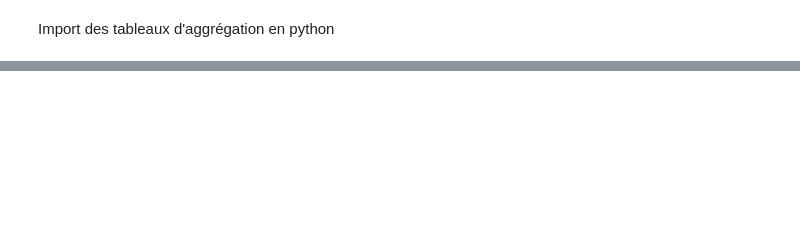
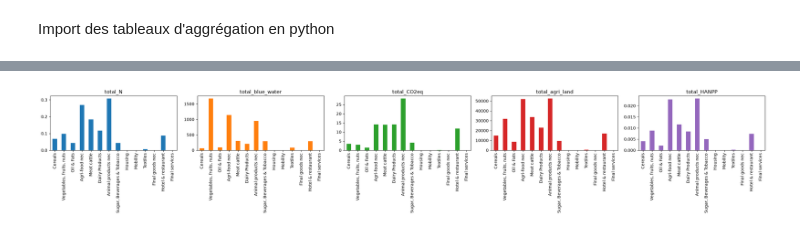
Before and after one commit to guykikissagbe-lab/Projet-Mod-lisation-prospective---limites-plan-taires, a Jupyter notebook: Script_graphs.ipynb, the cells around one changed output, grey strips where cells are left out. Saved outputs shown, nothing was run; the diff lists cells and outputs as text; code cells hidden in the pictures; blank space fills up the shorter version.

Commit message:
ajout fonction qui transforme les données sur les secteurs en données sur les aggrégats

```diff
--- a/Script_graphs.ipynb
+++ b/Script_graphs.ipynb
@@ -53,7 +53,7 @@ db_impacts=db_impacts.join(load_impacts(LIMITS[0]).loc[["Y_imp","Y_dom"]].T) #aj
 for i in range(len(LIMITS)):
     limit, suffix = LIMITS[i], SUFFIX[i]
     impact = load_impacts(limit)
-    db_impacts=db_impacts.join(impact.loc[["M_imp","M_dom","M_row"]].T.add_suffix(suffix))
+    db_impacts=db_impacts.join(impact.loc[["M_imp","M_dom","M_row","M_imp*Y_dom","M_dom*Y_dom","M_imp*Y_dom+M_dom*Y_dom","M_row*Y_imp","M_imp*Y_dom+M_dom*Y_dom+M_row*Y_imp"]].T.add_suffix(suffix))
 db_impacts.to_pickle("pkl/impacts.pkl") #conversion en .pkl
 # %%
 pd.read_pickle("pkl/impacts.pkl")
@@ -107,0 +106,32 @@ KeyError: 'Column not found: impact'
+# %%
+def sector_to_aggregation(analyse):
+    """Rôle : Transformer les données d'impacts par secteurs en données par aggrégation
+           Input : feuille contenant les impacts + la matrice des correspondances secteurs-aggrégations
+           Output : un dataframe python contenant les empreintes par aggrégation et par limite"""
+    cols = list(analyse.columns)
+    start = cols.index("sub_category") + 1
+    end = next(i for i, c in enumerate(cols) if str(c).startswith("Y"))
+    cats = cols[start:end]
+
+    #tri des lignes concernant uniquement le domaine des "Food"
+    mask = analyse["Food"].notna()
+    sub = analyse.loc[mask]
+    D = analyse.loc[mask, cats].fillna(0).astype(float)
+
+    footprint = D.T[[]]
+    for i in range(len(SUFFIX)):
+        footprint["total"+SUFFIX[i]]=D.T @ sub[FOOTPRINT+SUFFIX[i]].fillna(0)
+
+    return footprint # ici il n'y a que footprint pour l'instant, mais on peut rajouter l'intensité moyenne ou l'intensité par calorie...
+# %%
+# test sur les aggrégations initiales
+analyse = pd.read_pickle("./pkl/M_analyse.pkl")
+footprint = sector_to_aggregation(analyse)
+# %%
+# affichage des résultats
+nrows, ncols = footprint.shape
+footprint.plot.bar(subplots=True, layout=(nrows, ncols), figsize=(5 * ncols, 4 * nrows), legend=False)
+plt.tight_layout()
+plt.show()
+# %% [output]
+[figure, added]
```
Also changed, not shown: parts of 3 cells of this notebook, 4 other files.
